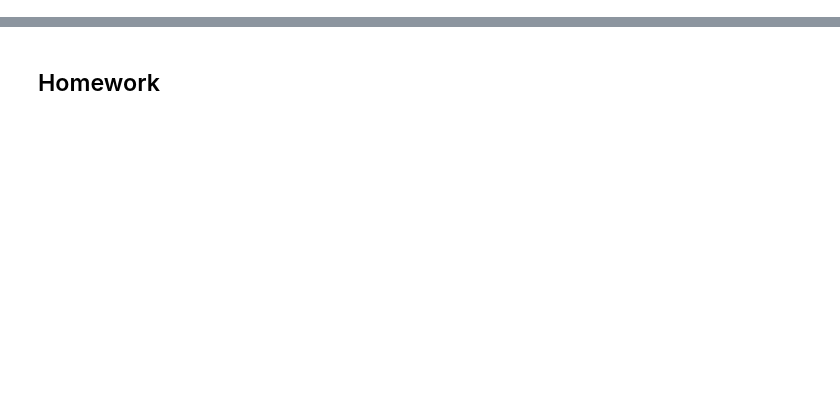
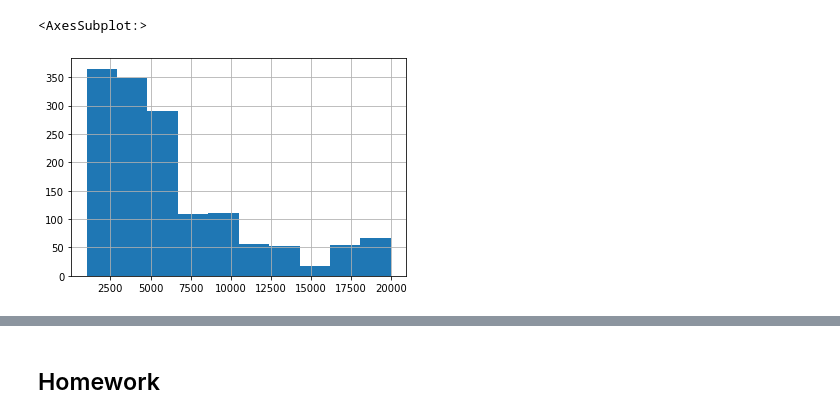
Before and after one commit to ryanorsinger/90-minutes-to-machine-learning, a Jupyter notebook: new_notebook.ipynb, the cells around one changed output, grey strips where cells are left out. Saved outputs shown, nothing was run; the diff lists cells and outputs as text; code cells hidden in the pictures; blank space fills up the shorter version.

```diff
--- a/new_notebook.ipynb
+++ b/new_notebook.ipynb
@@ -118,0 +237,5 @@ pd.read_csv("data.csv").head()
+# %%
+df.MonthlyIncome.hist()
+# %% [output]
+<AxesSubplot:>
+[figure, added]
```
Also changed, not shown: parts of 21 cells of this notebook, 1 other file.
